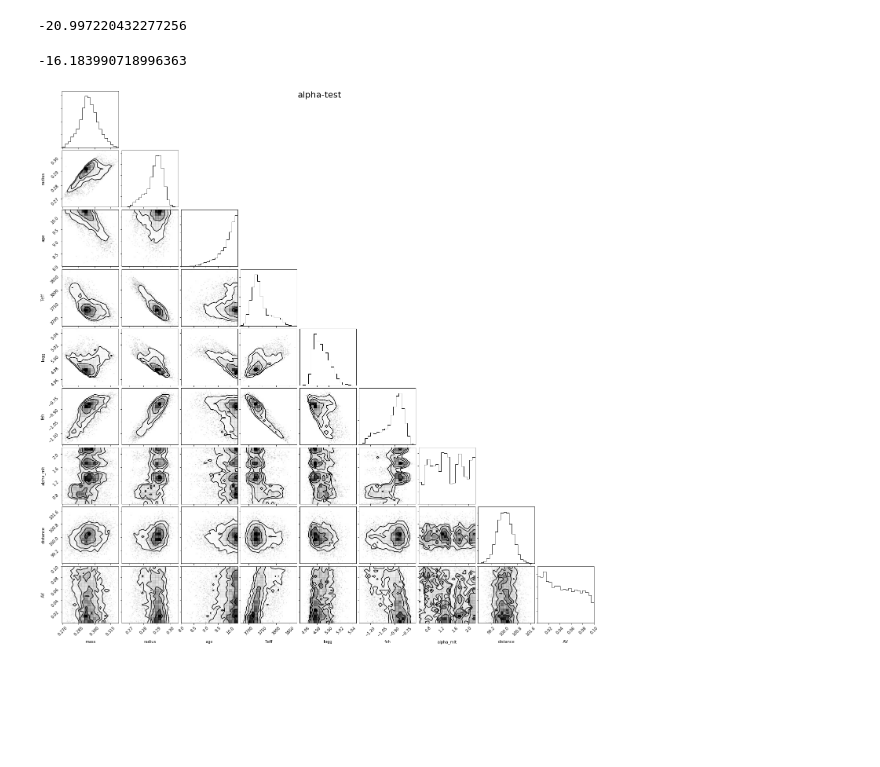
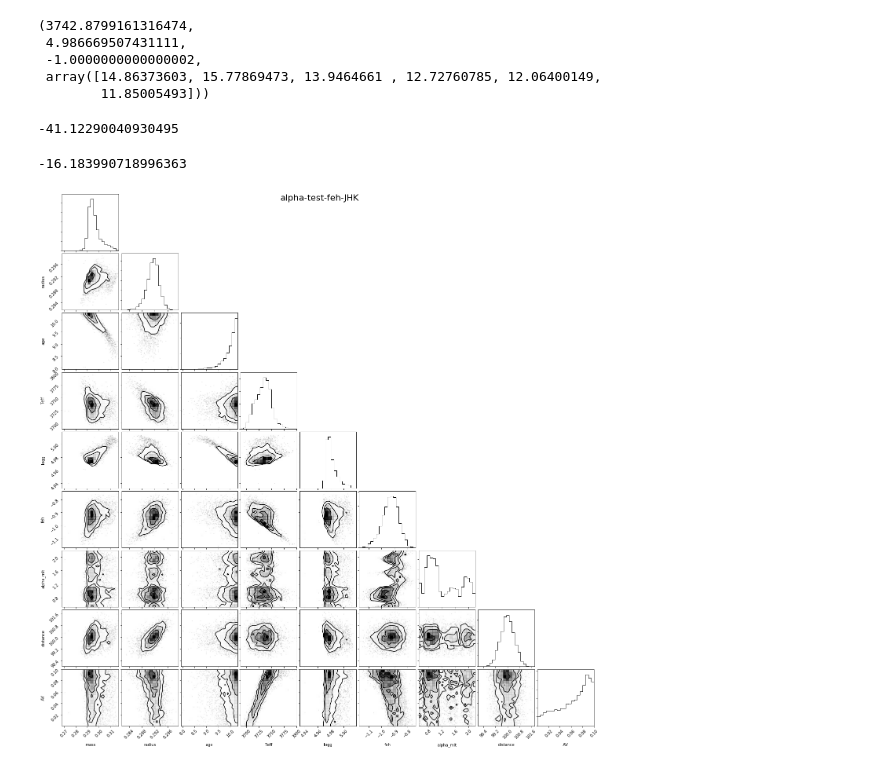
Before and after one commit to timothydmorton/alpha-mlt-grids, a Jupyter notebook: demo.ipynb, the cells around one changed output. Cells and saved outputs as stored; diff of their text form; code cells hidden in the pictures; blank space fills up the shorter version.

Commit message:
test with feh and JHK constraints

```diff
--- a/demo.ipynb
+++ b/demo.ipynb
@@ -3,21 +3,32 @@ from alpha_mlt import AlphaMLTGrid, AlphaMLTInterpolator, AlphaMLTStarModel, Alp
 
 amlt = AlphaMLTInterpolator()
 
-mags = {"G": (14.86, 0.01), "BP": (15.77, 0.01), "RP": (13.95, 0.01)}
+mags = {"G": (14.86, 0.01), "BP": (15.77, 0.01), "RP": (13.95, 0.01),
+        'J': (12.73, 0.01), 'H': (12.06, 0.01), 'K': (11.85, 0.01)}
 
-mod = AlphaMLTStarModel(amlt, **mags, parallax=(10, 0.05), name="alpha-test", maxAV=0.1)
+mod = AlphaMLTStarModel(amlt, **mags, feh=(-1.0, 0.08), parallax=(10, 0.05), name="alpha-test-feh-JHK", maxAV=0.1)
 # %%
-pars = [0.3, 270, -1.0, 0.8, 100, 0.1]  # these are actual params
-mod.lnlike(pars)
+pars = [0.3, 270, -1.0, 0.8, 100, 0.1]
+bands = ['G', 'BP', 'RP', 'J', 'H', 'K']
+
+amlt.interp_mag(pars, bands)
 # %% [output]
--20.997220432277256
+(3742.8799161316474,
+ 4.986669507431111,
+ -1.0000000000000002,
+ array([14.86373603, 15.77869473, 13.9464661 , 12.72760785, 12.06400149,
+        11.85005493]))
+# %%
+mod.lnlike(pars)
+# %% [output]
+-41.12290040930495
 # %%
 mod.lnprior(pars)
 # %% [output]
 -16.183990718996363
 # %%
 mod.fit()
-# %%
-mod.corner_physical();
-# %% [output]
-[figure, removed]
+# %%
+fig = mod.corner_physical();
+# %% [output]
+[figure, added]
```
Also changed, not shown: parts of 1 cell of this notebook, 1 other file.
